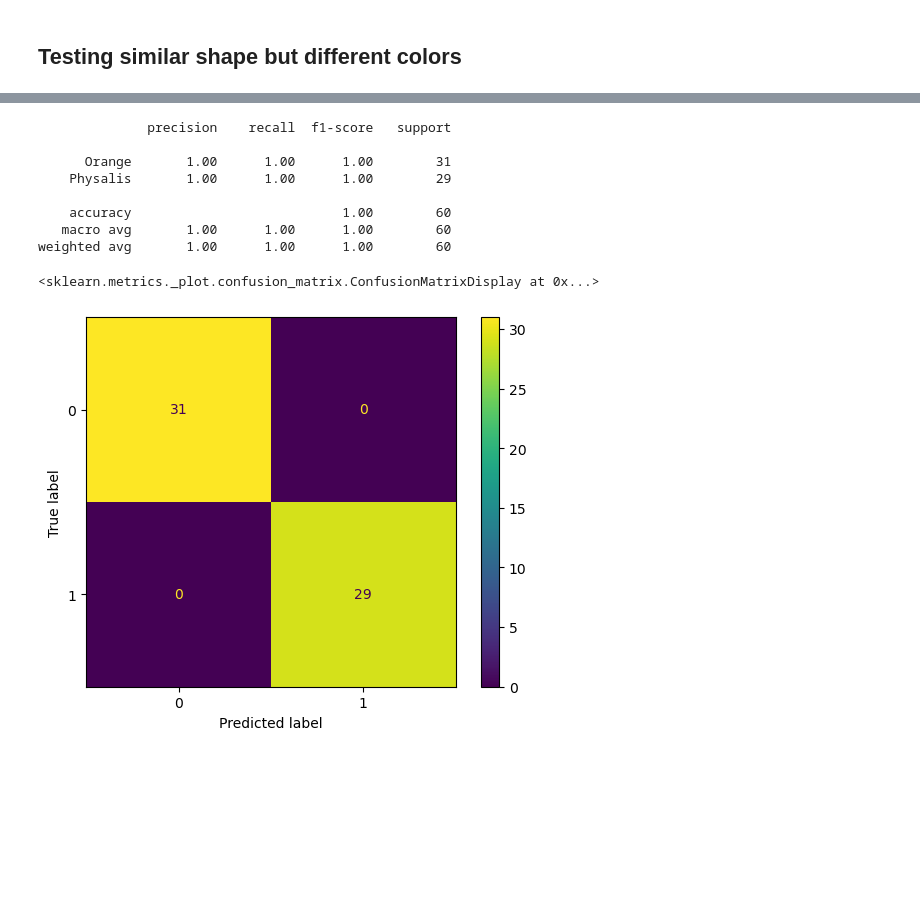
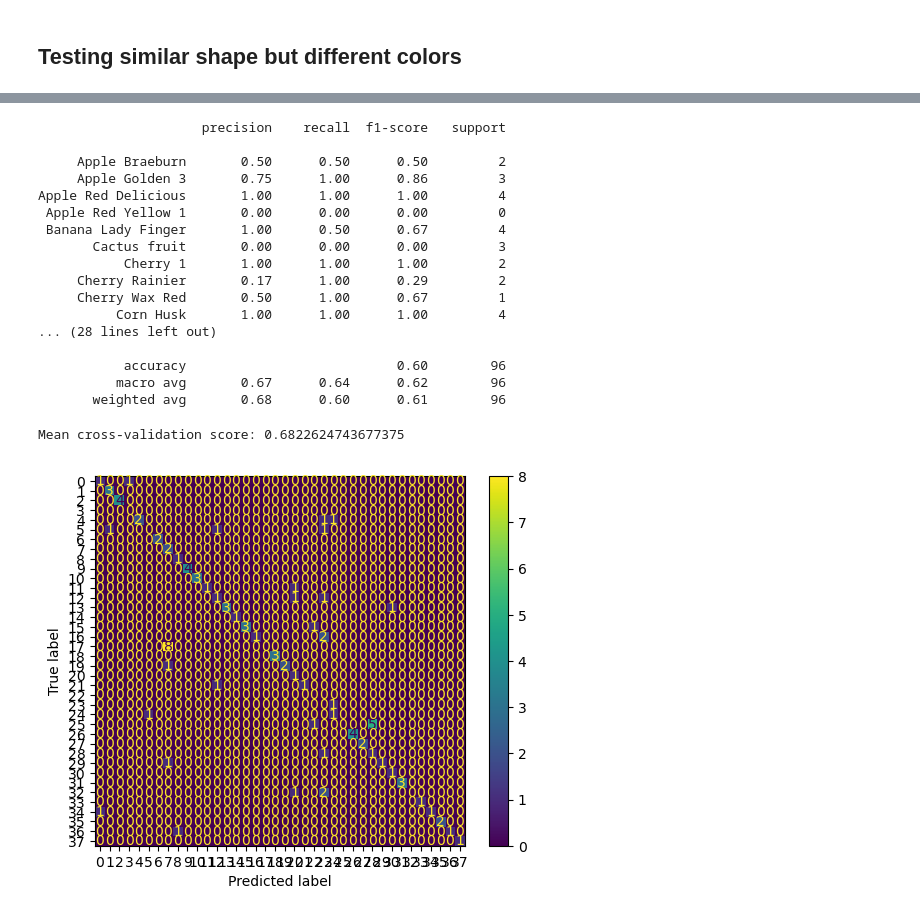
Before and after one commit to j-fangwu/ML_Fruit, a Jupyter notebook: SVM.ipynb, the cells around one changed output, grey strips where cells are left out. Saved outputs shown, nothing was run; the diff lists cells and outputs as text; code cells hidden in the pictures; blank space fills up the shorter version.

```diff
--- a/SVM.ipynb
+++ b/SVM.ipynb
@@ -131,9 +182,9 @@ def getSamplesMat(sampleSize, selectedFruits, classDist = None, resize = (100, 1
 # %%
 from sklearn.metrics import classification_report, confusion_matrix, ConfusionMatrixDisplay
 from sklearn.svm import SVC
-from sklearn.model_selection import train_test_split
+from sklearn.model_selection import train_test_split, cross_val_score
 
 sample_size = 300
 classDist = None
-resizes = (100,100)
+resizes = (20,20)
 # %%
@@ -301 +641,4 @@ weighted avg       1.00      1.00      1.00        60
+# %%
+count = 40
+sample_size = 500
 # %%
@@ -327,27 +683,40 @@ Tomato Cherry Red       1.00      1.00      1.00        29
 # %%
-#Testing Physalis and Orange
-fruits = ["Physalis", "Orange"]
+#Random Fruits 2
+fruits = getRandomFruitDirs(count)
 fruits = np.array(fruits)
 image_dataset, labels, what = getSamplesMat(sample_size, fruits, classDist, resizes)
 
 X_train, X_test, y_train, y_test = train_test_split(image_dataset, labels, test_size=0.2, random_state=42)
 
 rbf_svm = SVC(kernel='rbf', C=1, gamma='scale')
 rbf_svm.fit(X_train, y_train)
 y_pred_rbf = rbf_svm.predict(X_test)
 print(classification_report(y_test, y_pred_rbf))
 cm = confusion_matrix(y_test, y_pred_rbf)
 disp = ConfusionMatrixDisplay(confusion_matrix=cm)
 disp.plot()
+
+cv_scores = cross_val_score(rbf_svm, X_train, y_train, cv=5)
+#print(f"Cross-validation scores: {cv_scores}")
+print(f"Mean cross-validation score: {cv_scores.mean()}")
 # %% [output]
-              precision    recall  f1-score   support
+                     precision    recall  f1-score   support
 
-      Orange       1.00      1.00      1.00        31
-    Physalis       1.00      1.00      1.00        29
+     Apple Braeburn       0.50      0.50      0.50         2
+     Apple Golden 3       0.75      1.00      0.86         3
+Apple Red Delicious       1.00      1.00      1.00         4
+ Apple Red Yellow 1       0.00      0.00      0.00         0
+ Banana Lady Finger       1.00      0.50      0.67         4
+       Cactus fruit       0.00      0.00      0.00         3
+           Cherry 1       1.00      1.00      1.00         2
+     Cherry Rainier       0.17      1.00      0.29         2
+     Cherry Wax Red       0.50      1.00      0.67         1
+          Corn Husk       1.00      1.00      1.00         4
+... (28 lines left out)
 
-    accuracy                           1.00        60
-   macro avg       1.00      1.00      1.00        60
-weighted avg       1.00      1.00      1.00        60
+           accuracy                           0.60        96
+          macro avg       0.67      0.64      0.62        96
+       weighted avg       0.68      0.60      0.61        96
-<sklearn.metrics._plot.confusion_matrix.ConfusionMatrixDisplay at 0x...>
+Mean cross-validation score: 0.6822624743677375
-[figure, old version]
+[figure, new version]
 # %%
```
Also changed, not shown: parts of 13 cells of this notebook, 2 other files.
